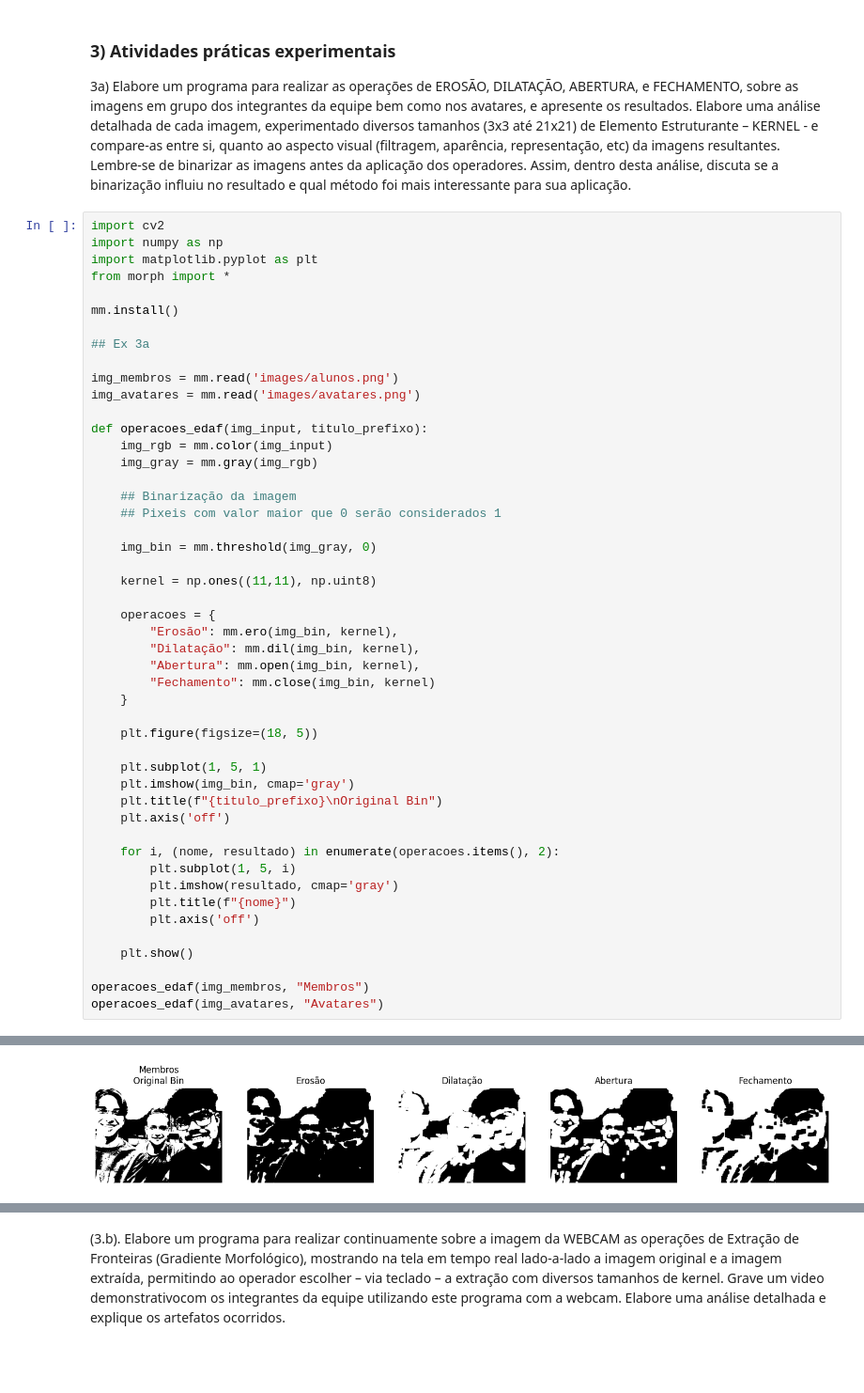
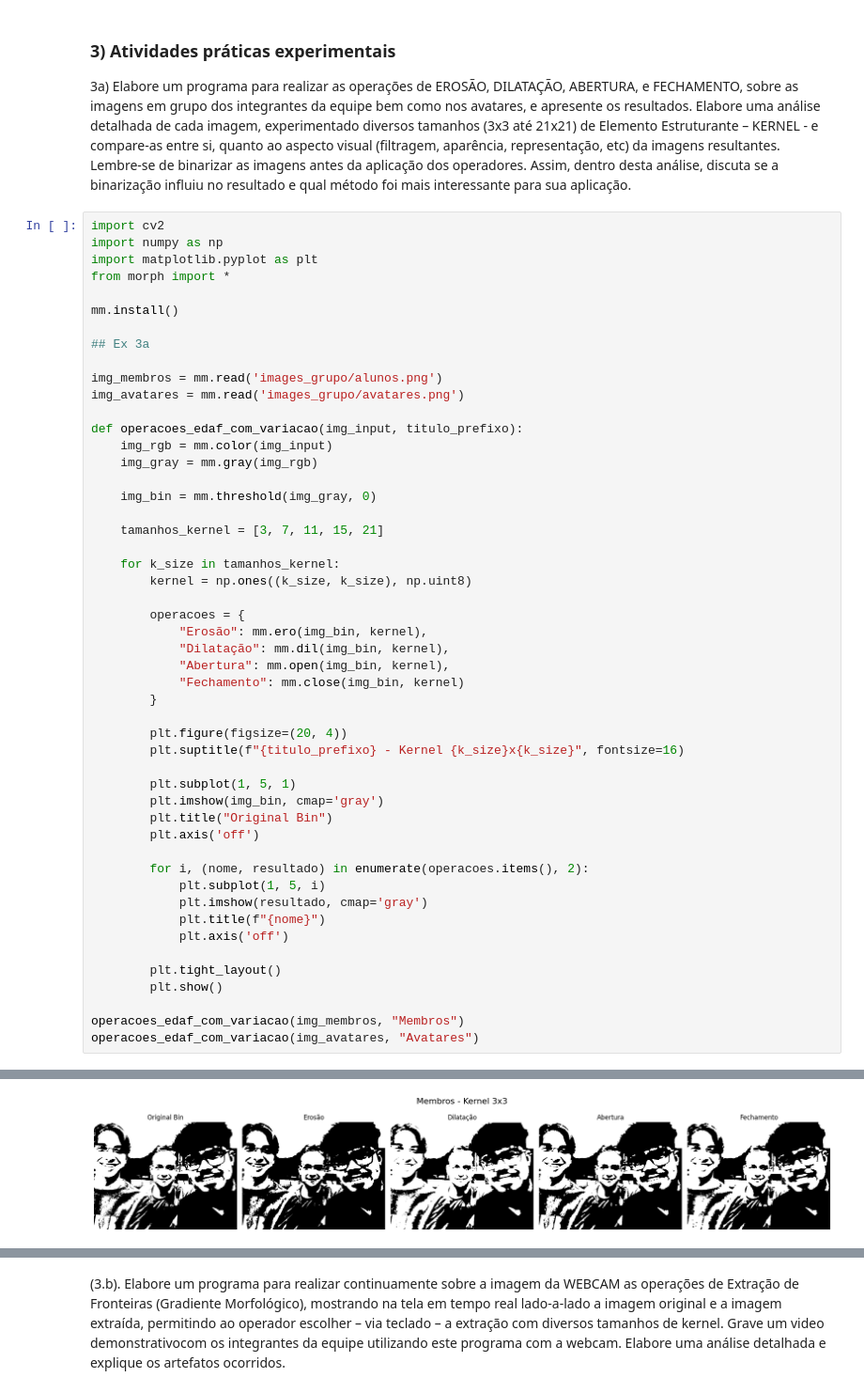
Before and after one commit to MatheusMoselli/image-processing-ufabc-lab7, a Jupyter notebook: lab7_codigos.ipynb, the cells around one changed output, grey strips where cells are left out. Shown at 94% size. Cells and saved outputs as stored; diff of their text form; blank space fills up the shorter version.

Commit message:
MODIFY: fixed missing kernel logic

```diff
--- a/lab7_codigos.ipynb
+++ b/lab7_codigos.ipynb
@@ -21,42 +21,44 @@ mm.install()
 
 ## Ex 3a
 
-img_membros = mm.read('images/alunos.png')
-img_avatares = mm.read('images/avatares.png')
+img_membros = mm.read('images_grupo/alunos.png')
+img_avatares = mm.read('images_grupo/avatares.png')
 
-def operacoes_edaf(img_input, titulo_prefixo):
+def operacoes_edaf_com_variacao(img_input, titulo_prefixo):
     img_rgb = mm.color(img_input)
     img_gray = mm.gray(img_rgb)
 
-    ## Binarização da imagem
-    ## Pixeis com valor maior que 0 serão considerados 1
-
     img_bin = mm.threshold(img_gray, 0)
 
-    kernel = np.ones((11,11), np.uint8)
+    tamanhos_kernel = [3, 7, 11, 15, 21]
 
-    operacoes = {
-        "Erosão": mm.ero(img_bin, kernel),
-        "Dilatação": mm.dil(img_bin, kernel),
-        "Abertura": mm.open(img_bin, kernel),
-        "Fechamento": mm.close(img_bin, kernel)
-    }
+    for k_size in tamanhos_kernel:
+        kernel = np.ones((k_size, k_size), np.uint8)
 
-    plt.figure(figsize=(18, 5))
+        operacoes = {
+            "Erosão": mm.ero(img_bin, kernel),
+            "Dilatação": mm.dil(img_bin, kernel),
+            "Abertura": mm.open(img_bin, kernel),
+            "Fechamento": mm.close(img_bin, kernel)
+        }
 
-    plt.subplot(1, 5, 1)
-    plt.imshow(img_bin, cmap='gray')
-    plt.title(f"{titulo_prefixo}\nOriginal Bin")
-    plt.axis('off')
+        plt.figure(figsize=(20, 4))
+        plt.suptitle(f"{titulo_prefixo} - Kernel {k_size}x{k_size}", fontsize=16)
 
-    for i, (nome, resultado) in enumerate(operacoes.items(), 2):
-        plt.subplot(1, 5, i)
-        plt.imshow(resultado, cmap='gray')
-        plt.title(f"{nome}")
+        plt.subplot(1, 5, 1)
+        plt.imshow(img_bin, cmap='gray')
+        plt.title("Original Bin")
         plt.axis('off')
 
-    plt.show()
+        for i, (nome, resultado) in enumerate(operacoes.items(), 2):
+            plt.subplot(1, 5, i)
+            plt.imshow(resultado, cmap='gray')
+            plt.title(f"{nome}")
+            plt.axis('off')
 
-operacoes_edaf(img_membros, "Membros")
-operacoes_edaf(img_avatares, "Avatares")
+        plt.tight_layout()
+        plt.show()
+
+operacoes_edaf_com_variacao(img_membros, "Membros")
+operacoes_edaf_com_variacao(img_avatares, "Avatares")
 # %% [output]
@@ -77 +65 @@ Requirement already satisfied: numpy>=2 in /home/ufabc/miniconda3/envs/PDI26/lib
-[figure, old version]
+[figure, new version]
```
Also changed, not shown: parts of 1 cell of this notebook.
